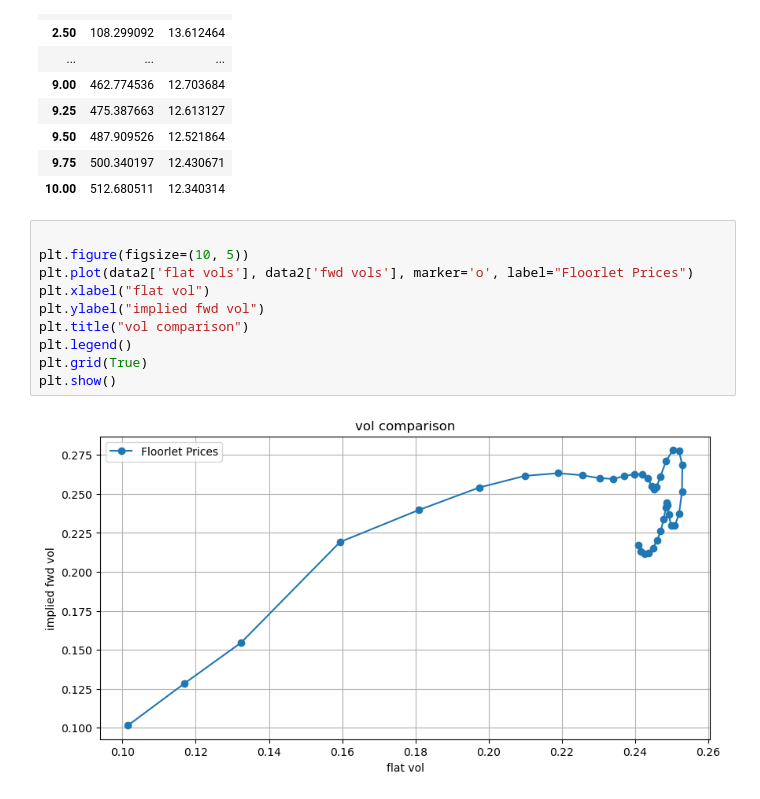
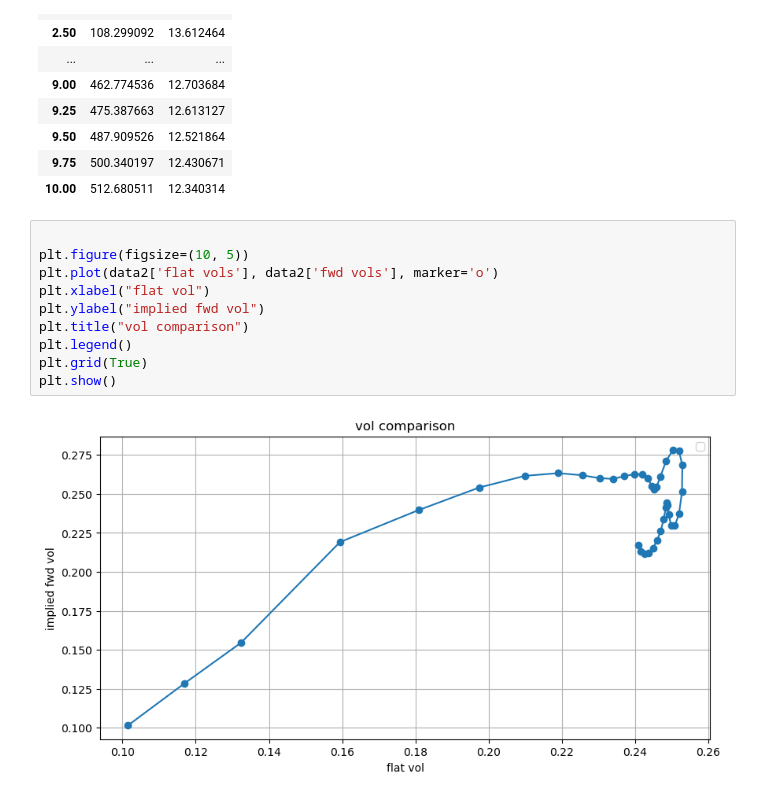
Before and after one commit to vinnyyx/finm-fiderivs-2025, a Jupyter notebook: homework/Homework 1.ipynb, the cells around one changed output. Cells and saved outputs as stored; diff of their text form.

```diff
--- a/homework/Homework 1.ipynb
+++ b/homework/Homework 1.ipynb
@@ -629,12 +629,12 @@ data2[['cap', 'caplet']]
 # %%
 
 plt.figure(figsize=(10, 5))
-plt.plot(data2['flat vols'], data2['fwd vols'], marker='o', label="Floorlet Prices")
+plt.plot(data2['flat vols'], data2['fwd vols'], marker='o')
 plt.xlabel("flat vol")
 plt.ylabel("implied fwd vol")
 plt.title("vol comparison")
 plt.legend()
 plt.grid(True)
 plt.show()
 # %% [output]
-[figure, old version]
+[figure, new version]
```
